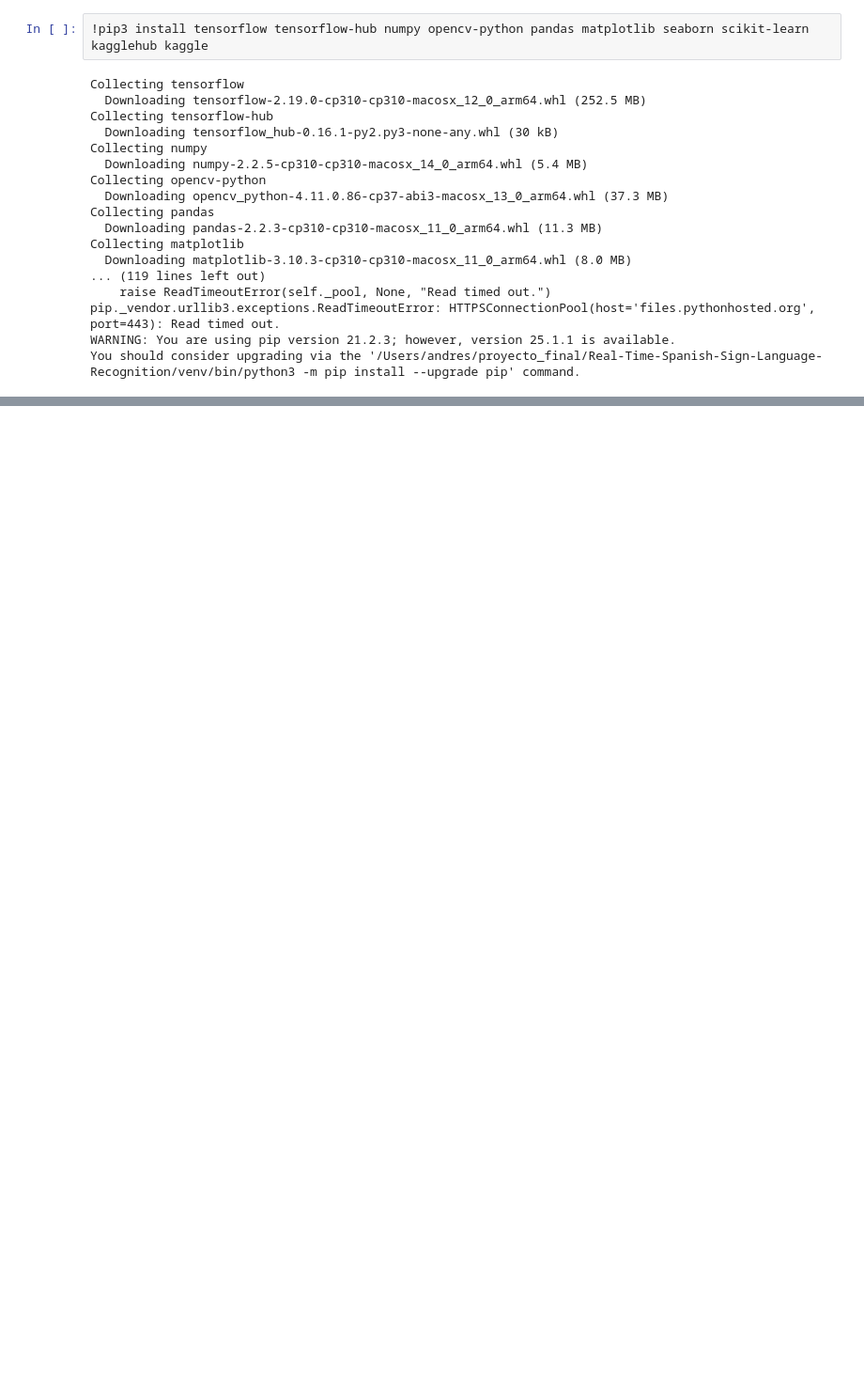
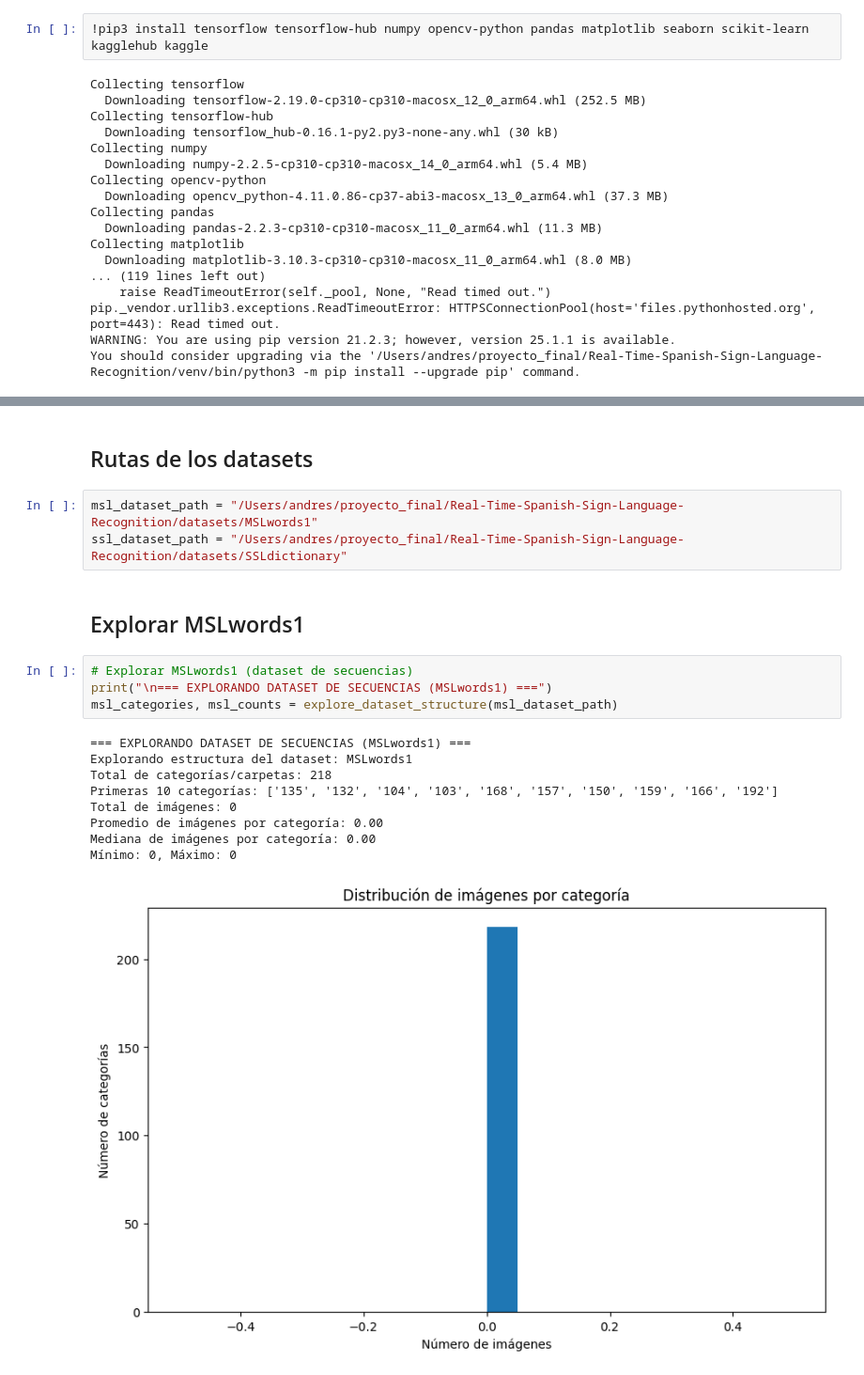
Before and after one commit to AndresPin0/Real-Time-Spanish-Sign-Language-Recognition, a Jupyter notebook: Entrega2/spanish-sign-language-recognition.ipynb, the cells around one changed output, grey strips where cells are left out. Shown at 94% size. Saved outputs shown, nothing was run; the diff lists cells and outputs as text; blank space fills up the shorter version.

Commit message:
feat: EDA of the dataset

```diff
--- a/Entrega2/spanish-sign-language-recognition.ipynb
+++ b/Entrega2/spanish-sign-language-recognition.ipynb
@@ -38,0 +282,21 @@ MSL = "datasets/MSLwords1"
+# %% [markdown]
+## Rutas de los datasets
+# %%
+msl_dataset_path = "/Users/andres/proyecto_final/Real-Time-Spanish-Sign-Language-Recognition/datasets/MSLwords1"
+ssl_dataset_path = "/Users/andres/proyecto_final/Real-Time-Spanish-Sign-Language-Recognition/datasets/SSLdictionary"
+# %% [markdown]
+## Explorar MSLwords1
+# %%
+# Explorar MSLwords1 (dataset de secuencias)
+print("\n=== EXPLORANDO DATASET DE SECUENCIAS (MSLwords1) ===")
+msl_categories, msl_counts = explore_dataset_structure(msl_dataset_path)
+# %% [output]
+=== EXPLORANDO DATASET DE SECUENCIAS (MSLwords1) ===
+Explorando estructura del dataset: MSLwords1
+Total de categorías/carpetas: 218
+Primeras 10 categorías: ['135', '132', '104', '103', '168', '157', '150', '159', '166', '192']
+Total de imágenes: 0
+Promedio de imágenes por categoría: 0.00
+Mediana de imágenes por categoría: 0.00
+Mínimo: 0, Máximo: 0
+[figure, added]
```
Also changed, not shown: parts of 17 cells of this notebook, 2 other files.
